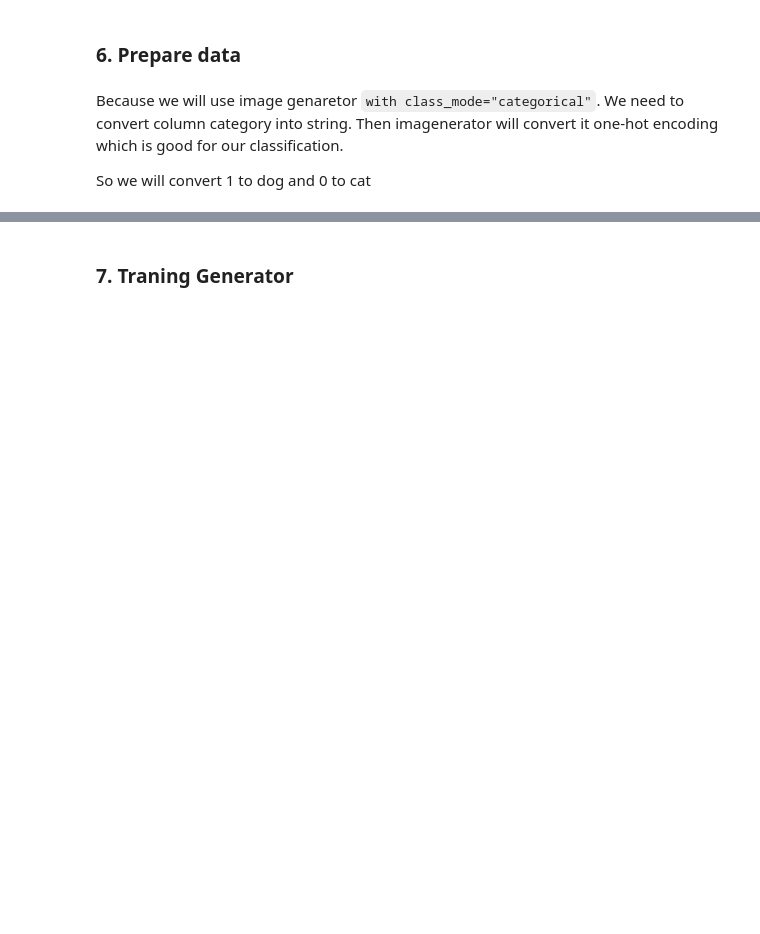
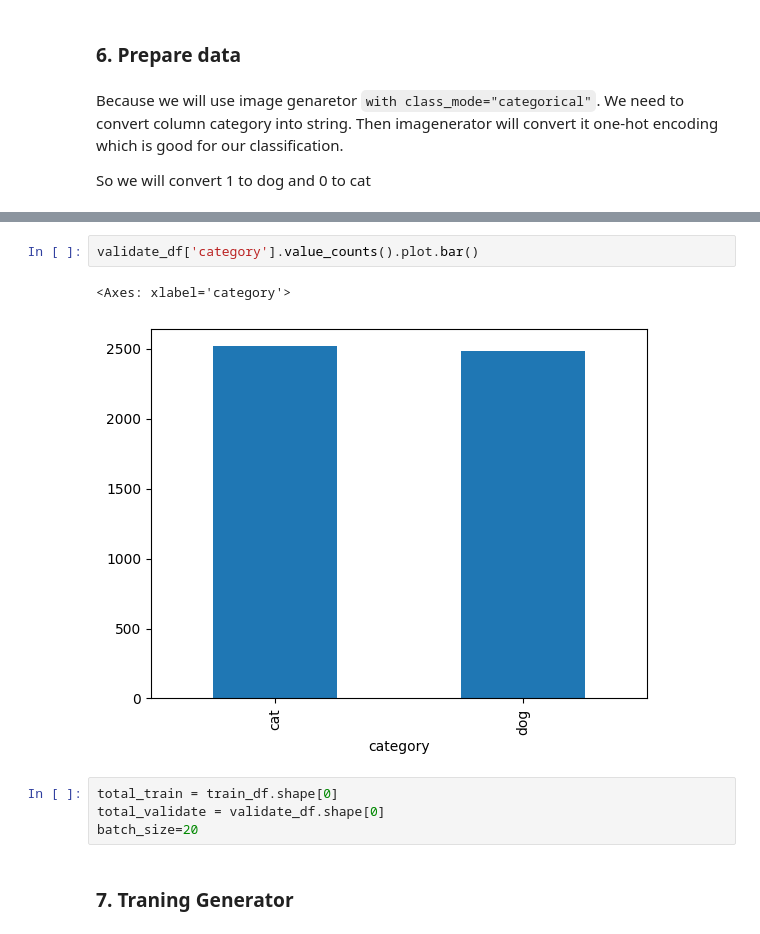
Before and after one commit to yuchild/magnimind_projects, a Jupyter notebook: 3-Keras CNN Dog or Cat Classification.ipynb, the cells around one changed output, grey strips where cells are left out. Drawn from its saved outputs; the diff is of its cells as text; blank space fills up the shorter version.

```diff
--- a/3-Keras CNN Dog or Cat Classification.ipynb
+++ b/3-Keras CNN Dog or Cat Classification.ipynb
@@ -78,2 +181,11 @@ So we will convert 1 to dog and 0 to cat
+# %%
+validate_df['category'].value_counts().plot.bar()
+# %% [output]
+<Axes: xlabel='category'>
+[figure, added]
+# %%
+total_train = train_df.shape[0]
+total_validate = validate_df.shape[0]
+batch_size=20
 # %% [markdown]
 ### 7. Traning Generator
```
Also changed, not shown: parts of 17 cells of this notebook.
